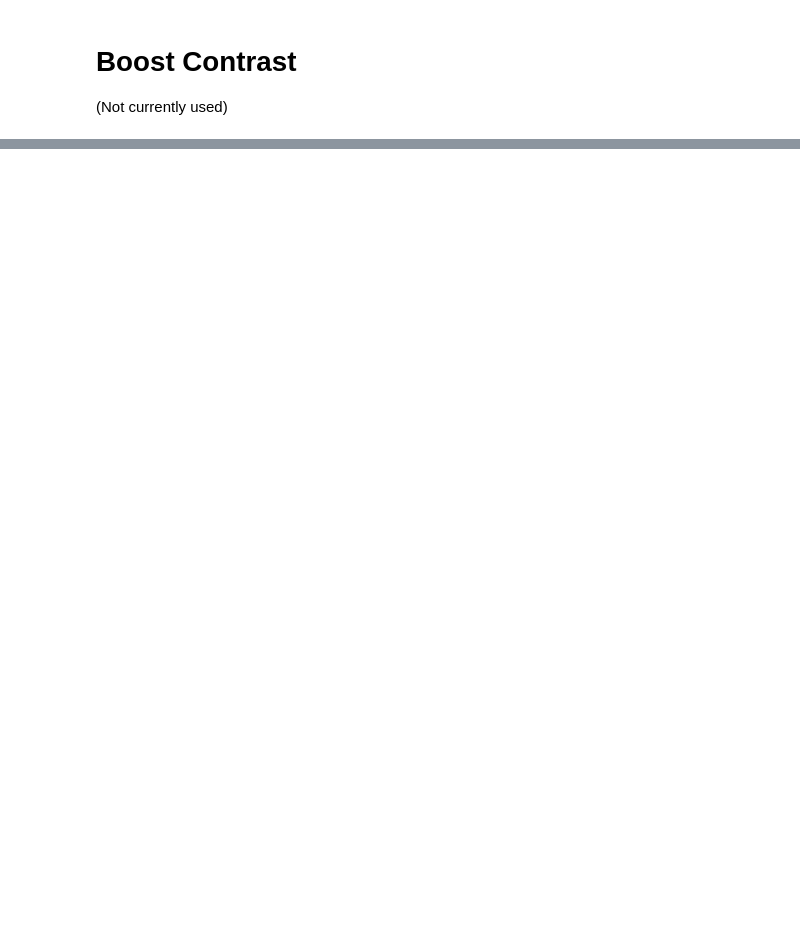
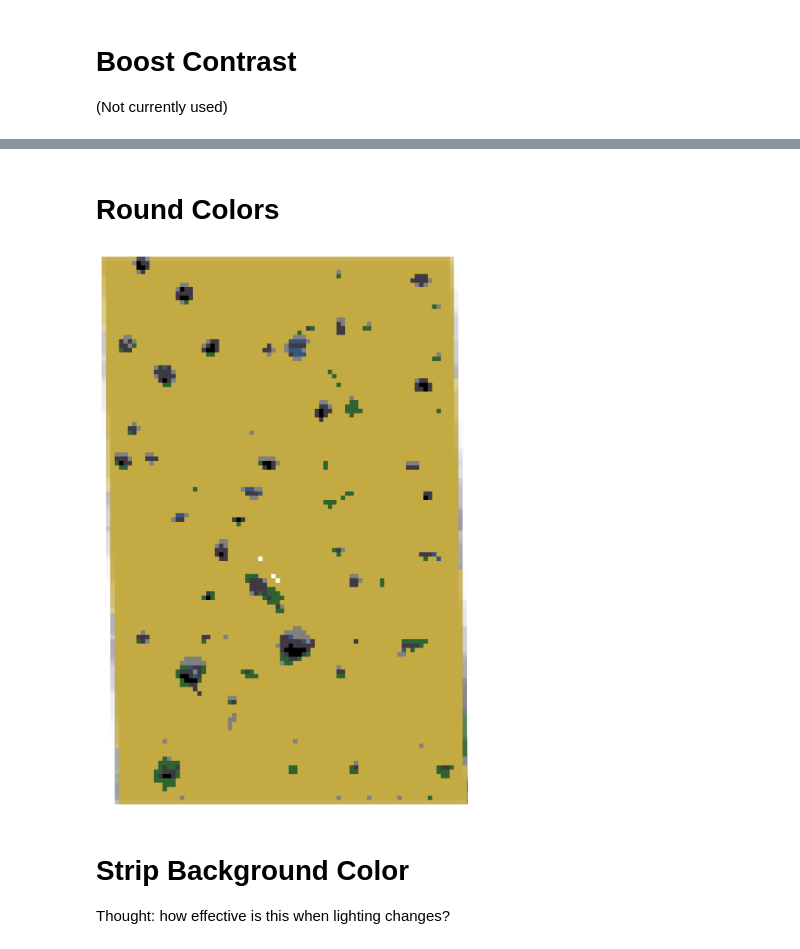
Before and after one commit to JustinLin905/pebl-image-processing, a Jupyter notebook: preprocessing.ipynb, the cells around one changed output, grey strips where cells are left out. Drawn from its saved outputs; the diff is of its cells as text; code cells hidden in the pictures; blank space fills up the shorter version.

```diff
--- a/preprocessing.ipynb
+++ b/preprocessing.ipynb
@@ -170,0 +103,2 @@ def boost_contrast(image, clip_limit=2.0, tile_grid_size=(8, 8)):
+# %% [markdown]
+# Round Colors
@@ -170,0 +123,44 @@ def boost_contrast(image, clip_limit=2.0, tile_grid_size=(8, 8)):
+# %%
+def round_colors(image, palette, kernel_size=8):
+    """
+    Round all blocks in the image to their nearest color in the palette.
+
+    Args:
+        image: Input image as numpy array (H, W, C)
+        palette: Color palette as numpy array (N, 3) with values in [0, 1]
+        kernel_size: Size of blocks to process (default: 8)
+
+    Returns:
+        Rounded image with colors from the palette
+    """
+    h, w, c = image.shape
+    result = image.copy()
+
+    # Process image in blocks
+    for i in range(0, h, kernel_size):
+        for j in range(0, w, kernel_size):
+            # Get block bounds
+            block_h = min(kernel_size, h - i)
+            block_w = min(kernel_size, w - j)
+            block = image[i:i+block_h, j:j+block_w]
+
+            # Calculate average color of the block (only RGB channels)
+            avg_color = np.mean(block, axis=(0, 1))[:3]
+
+            # Find nearest color in palette
+            distances = np.linalg.norm(palette - avg_color, axis=1)
+            nearest_idx = np.argmin(distances)
+            nearest_color = palette[nearest_idx]
+
+            # Replace block with nearest color (only RGB channels, preserve alpha if present)
+            result[i:i+block_h, j:j+block_w, :3] = nearest_color
+
+    return result
+# %%
+rounded_image = round_colors(smoothed_image, palette=PALETTE, kernel_size=32)
+render_image(rounded_image)
+# %% [output]
+[figure, added]
+# %% [markdown]
+# Strip Background Color
+Thought: how effective is this when lighting changes?
```
Also changed, not shown: parts of 12 cells of this notebook.
